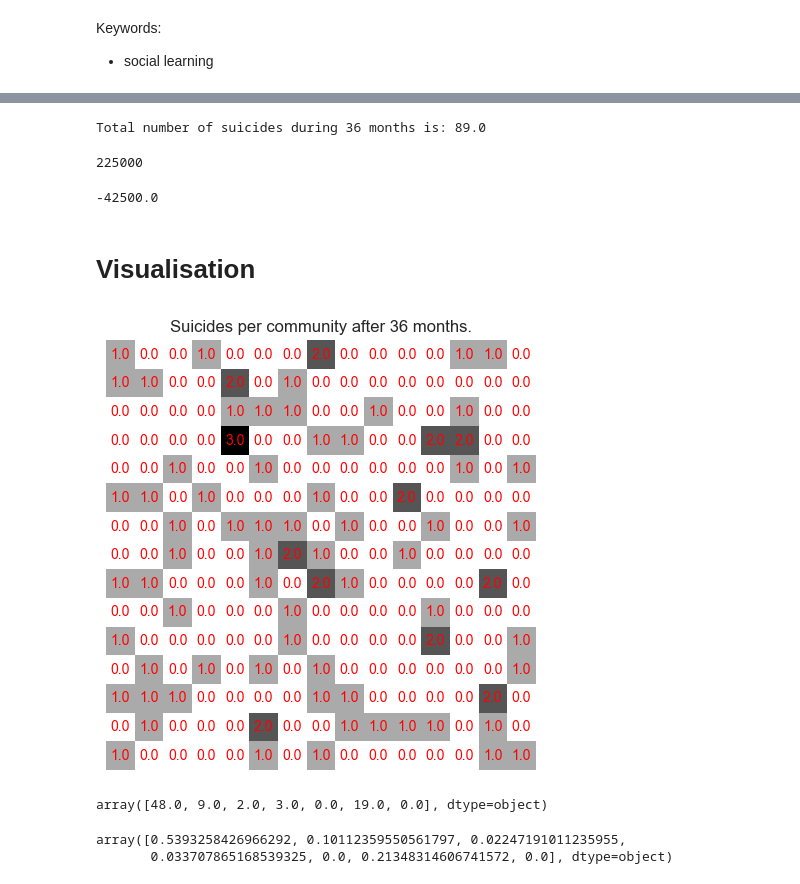
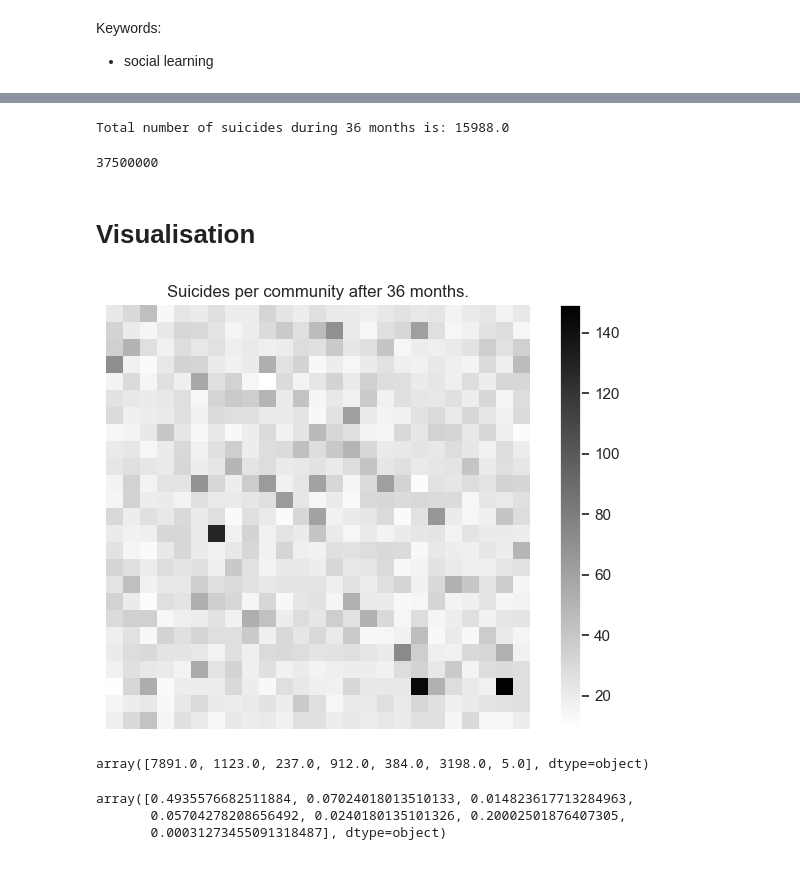
Before and after one commit to Staszek15/Suicide-model, a Jupyter notebook: project.ipynb, the cells around one changed output, grey strips where cells are left out. Saved outputs shown, nothing was run; the diff lists cells and outputs as text; code cells hidden in the pictures.

```diff
--- a/project.ipynb
+++ b/project.ipynb
@@ -111,7 +111,7 @@ class Community:
                 for stats in suicidal:
 
                     # this check if during agents life somebody commit suicide, then we check how old is suicide (in next upgrade we can delete old suicide from list)
-                    if stats[0] > self.patch[j,1] and self.time - stats[1] < 3:
+                    if stats[0] > self.patch[j,1] and self.time - stats[0] < 3:
 
                         m = np.sum(self.patch[j, 2:] == stats[1:])
 
@@ -203,8 +203,8 @@ class World:
         return world_in_time, world_suiciders
 # %%
 T = 12*3
-communities_count = 15
-community_population = 1000
+communities_count = 25
+community_population = 6 * 10**4
 
 class1 = World(communities_count, community_population, MSP=MSP, stats=traits_prob_binary)
 results1, results2 = class1.__simulation__(T)
@@ -213,33 +213,29 @@ world_final = sum(results1)
 suiciders_total = np.sum(world_final)
 print(f"Total number of suicides during {T} months is: {suiciders_total}")
 # %% [output]
-Total number of suicides during 36 months is: 89.0
+Total number of suicides during 36 months is: 15988.0
 # %%
 communities_count**2 * community_population
 # %% [output]
-225000
+37500000
-# %%
-37.770*10**6 - 25**2 *60500
-# %% [output]
--42500.0
 # %% [markdown]
 # Visualisation
 # %%
 fig, ax = plt.subplots()
 im = ax.imshow(world_final, cmap= 'binary')
 
-# create text annotations.
-for (i, j), value in np.ndenumerate(world_final):
-    ax.text(j, i, str(value), ha="center", va="center", color="r")
+# # create text annotations.
+# for (i, j), value in np.ndenumerate(world_final):
+#     ax.text(j, i, str(int(value)), ha="center", va="center", color="r")
 
 ax.set_title(f"Suicides per community after {T} months.")
 ax.axis('off')
 # Add a colorbar (legend)
-# cbar = fig.colorbar(im, ax=ax)
+cbar = fig.colorbar(im, ax=ax)
 fig.tight_layout()
 plt.show()
 # %% [output]
-[figure, old version]
+[figure, new version]
 # %%
 # Row is a number of suicides for all communities for next iterations
 world_suiciders = [np.sum(row,axis=0) if row else np.zeros(7) for row in results2]
@@ -248,12 +244,13 @@ world_suiciders = np.vstack(world_suiciders)
 column_sums = np.sum(world_suiciders, axis=0)
 column_sums
 # %% [output]
-array([48.0, 9.0, 2.0, 3.0, 0.0, 19.0, 0.0], dtype=object)
+array([7891.0, 1123.0, 237.0, 912.0, 384.0, 3198.0, 5.0], dtype=object)
 # %%
 column_sums / suiciders_total
 # %% [output]
-array([0.5393258426966292, 0.10112359550561797, 0.02247191011235955,
-       0.033707865168539325, 0.0, 0.21348314606741572, 0.0], dtype=object)
+array([0.4935576682511884, 0.07024018013510133, 0.014823617713284963,
+       0.05704278208656492, 0.0240180135101326, 0.20002501876407305,
+       0.00031273455091318487], dtype=object)
 # %%
 # row is a number of suicides from start to t
 # without celebirty
```
Also changed, not shown: parts of 6 cells of this notebook.
